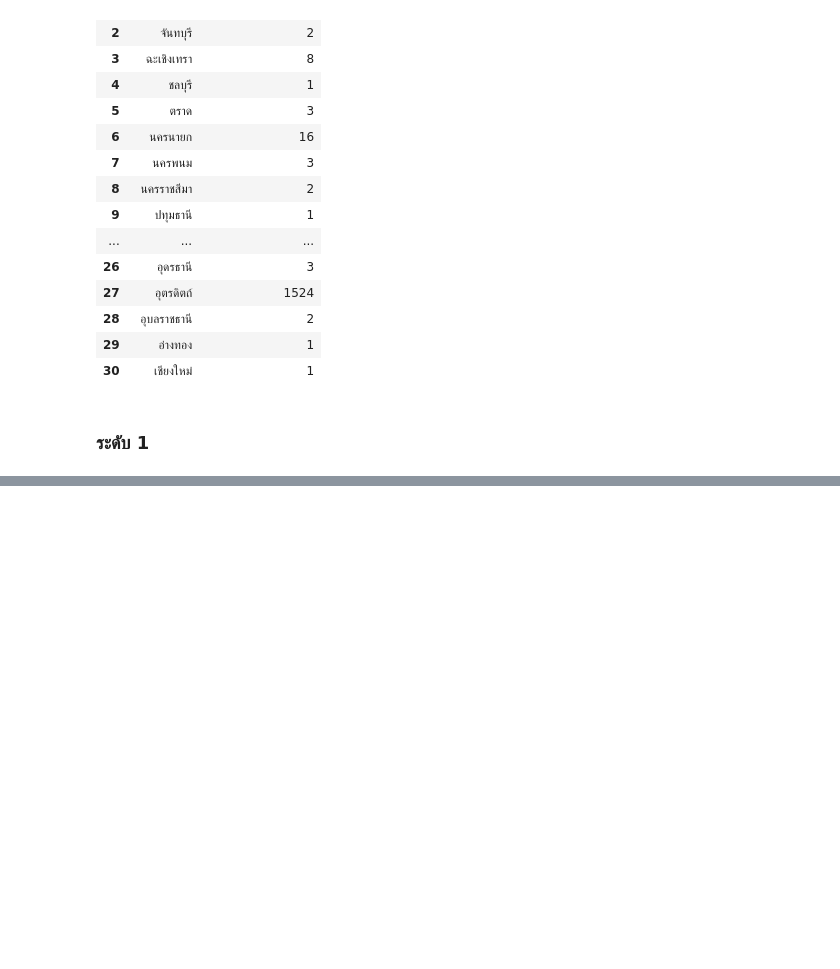
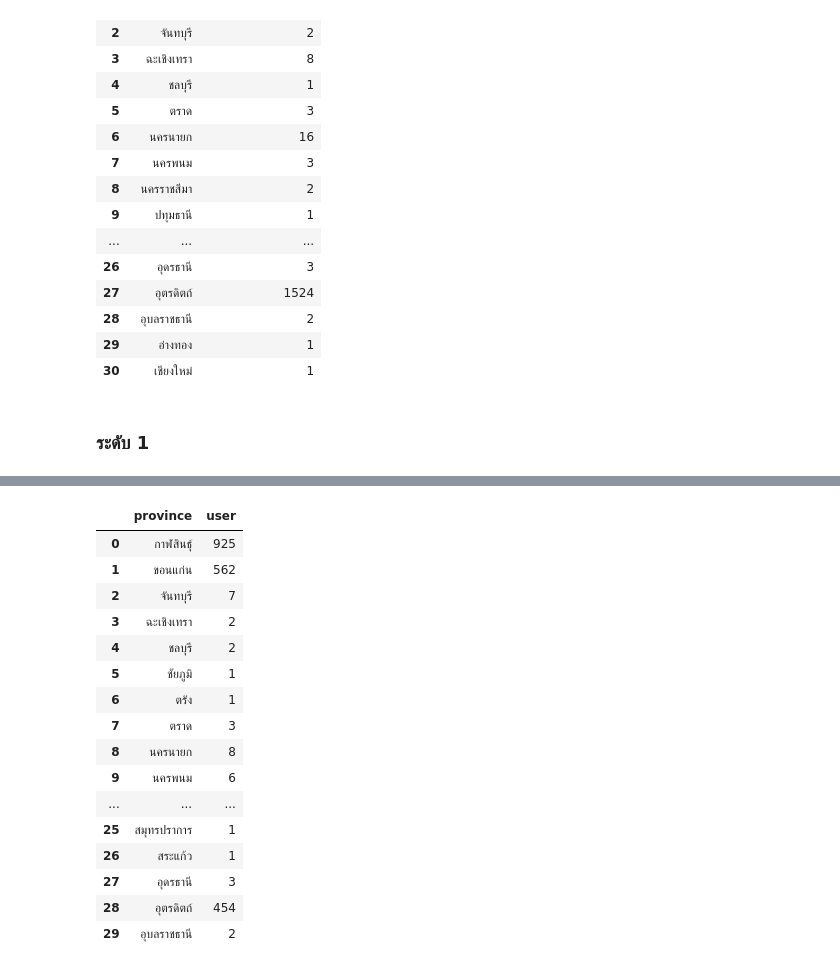
Before and after one commit to SupidchayaTangkidwanich/data_viz_2022, a Jupyter notebook: Final_Exam.ipynb, the cells around one changed output, grey strips where cells are left out. Saved outputs shown, nothing was run; the diff lists cells and outputs as text; code cells hidden in the pictures; blank space fills up the shorter version.

```diff
--- a/Final_Exam.ipynb
+++ b/Final_Exam.ipynb
@@ -1225,0 +1268,3 @@ ov_0_noindex
+# %%
+ov_1_new = ov_1.iloc[:,:1]
+ov_1_new
@@ -1225,0 +1290,21 @@ ov_0_noindex
+# %%
+ov_1_noindex = ov_1_new.reset_index()
+ov_1_noindex
+# %% [output]
+|  | province | user |
+| 0 | กาฬสินธุ์ | 925 |
+| 1 | ขอนแก่น | 562 |
+| 2 | จันทบุรี | 7 |
+| 3 | ฉะเชิงเทรา | 2 |
+| 4 | ชลบุรี | 2 |
+| 5 | ชัยภูมิ | 1 |
+| 6 | ตรัง | 1 |
+| 7 | ตราด | 3 |
+| 8 | นครนายก | 8 |
+| 9 | นครพนม | 6 |
+| ... | ... | ... |
+| 25 | สมุทรปราการ | 1 |
+| 26 | สระแก้ว | 1 |
+| 27 | อุดรธานี | 3 |
+| 28 | อุตรดิตถ์ | 454 |
+| 29 | อุบลราชธานี | 2 |
```
Also changed, not shown: parts of 5 cells of this notebook.
